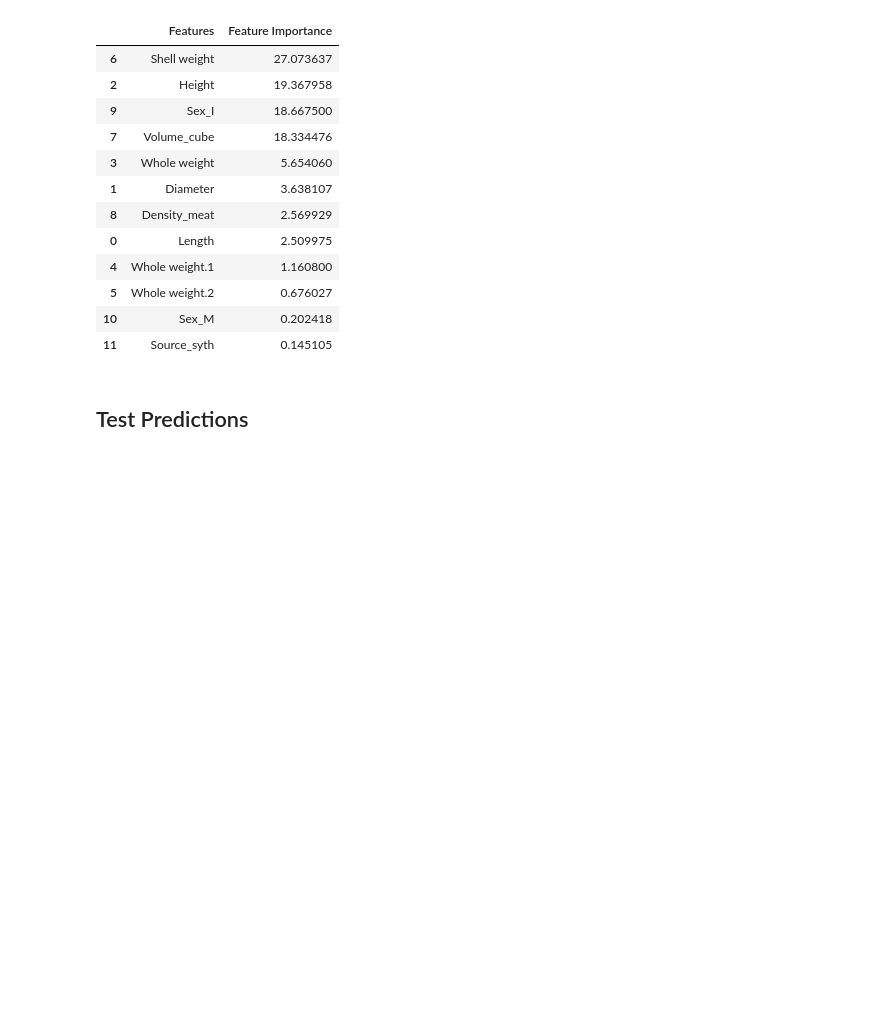
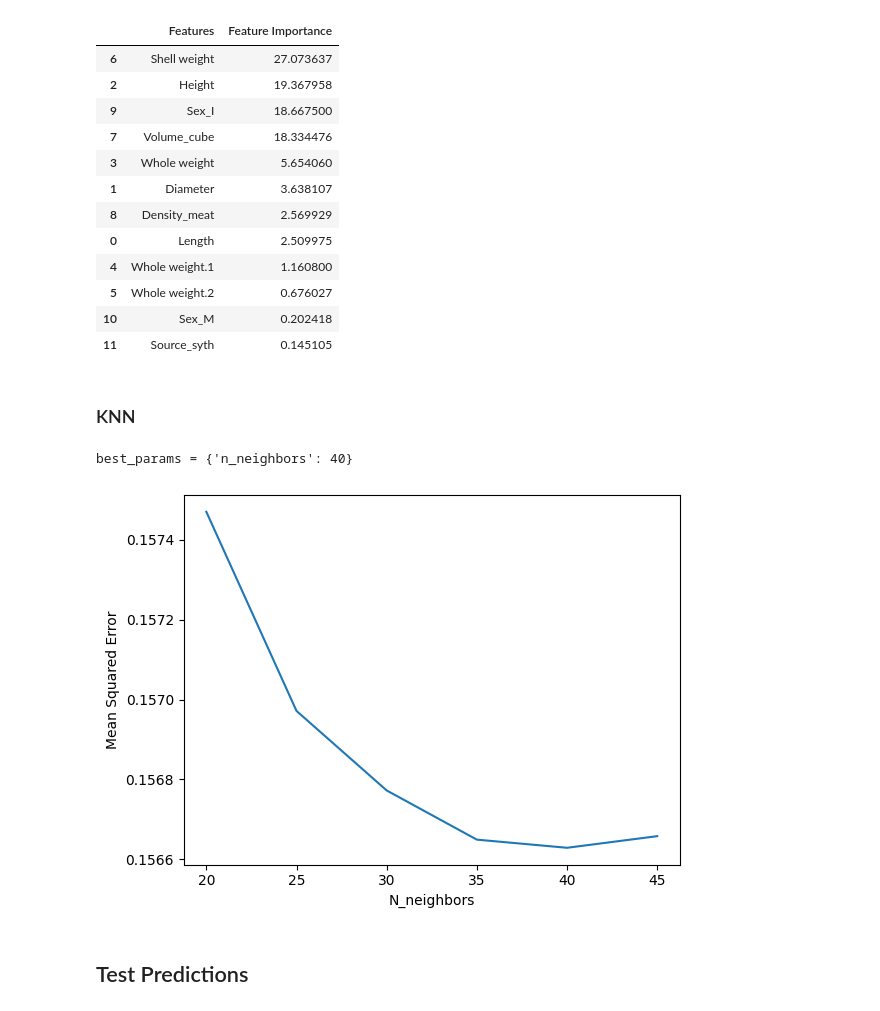
Before and after one commit to stephanie-yz/Kaggle_PG4.04_Abalone, a Jupyter notebook: 03_Modelling.ipynb, the cells around one changed output. Drawn from its saved outputs; the diff is of its cells as text; code cells hidden in the pictures; blank space fills up the shorter version.

```diff
--- a/03_Modelling.ipynb
+++ b/03_Modelling.ipynb
@@ -238,3 +239,28 @@ xgb_ft_imp.sort_values(by='Feature Importance', ascending=False)
 | 5 | Whole weight.2 | 0.676027 |
 | 10 | Sex_M | 0.202418 |
 | 11 | Source_syth | 0.145105 |
+# %% [markdown]
+### KNN
+# %%
+## limit x vars to top 10 by gini importance (determined in rf section)
+top10_vars = xgb_ft_imp.sort_values(by='Feature Importance', ascending=False).head(10)['Features'].to_list()
+x_train_onehot_top10 = x_train_onehot[top10_vars]
+x_test_onehot_top10 = x_test_onehot[top10_vars]
+
+## hyperparameter tuning: alpha
+param_grid = {'n_neighbors' : np.arange(20,50,5)}
+kf = KFold(n_splits=5, shuffle=True, random_state=888)
+
+knn_tuning = GridSearchCV(KNeighborsRegressor(weights='distance'), param_grid, scoring=rmsle, cv=kf)
+knn_tuning.fit(x_train_onehot_top10.values, y_train.values)
+None
+# %%
+## find best param with highest accuracy
+print('best_params =', knn_tuning.best_params_)
+plt.plot(knn_tuning.cv_results_['param_n_neighbors'], -knn_tuning.cv_results_['mean_test_score'])
+plt.xlabel('N_neighbors')
+plt.ylabel('Mean Squared Error')
+None
+# %% [output]
+best_params = {'n_neighbors': 40}
+[figure, added]
```
Also changed, not shown: parts of 3 cells of this notebook, 1 other file.
